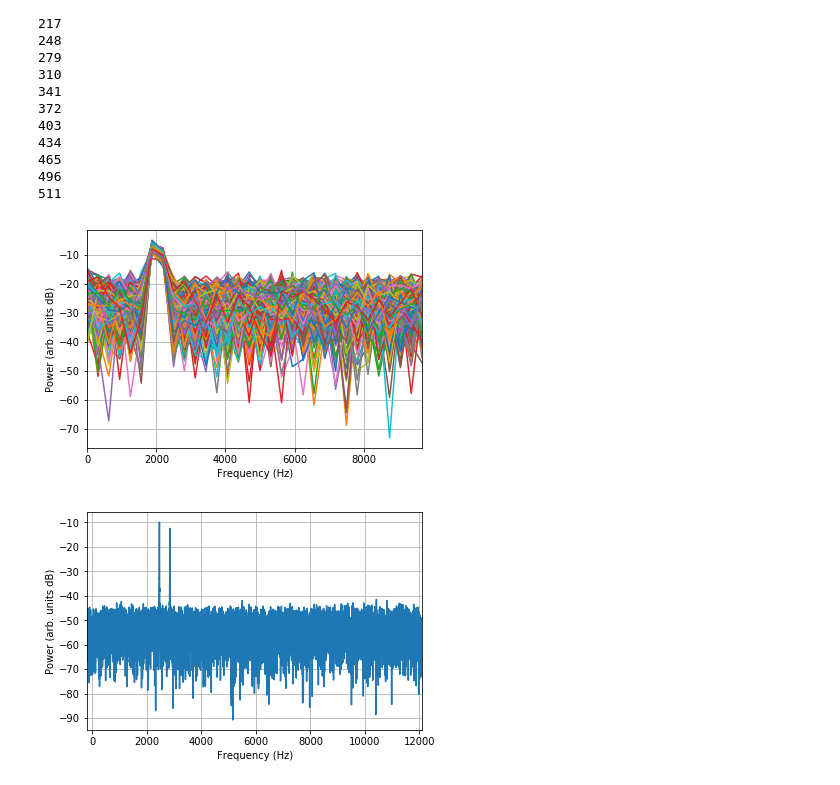
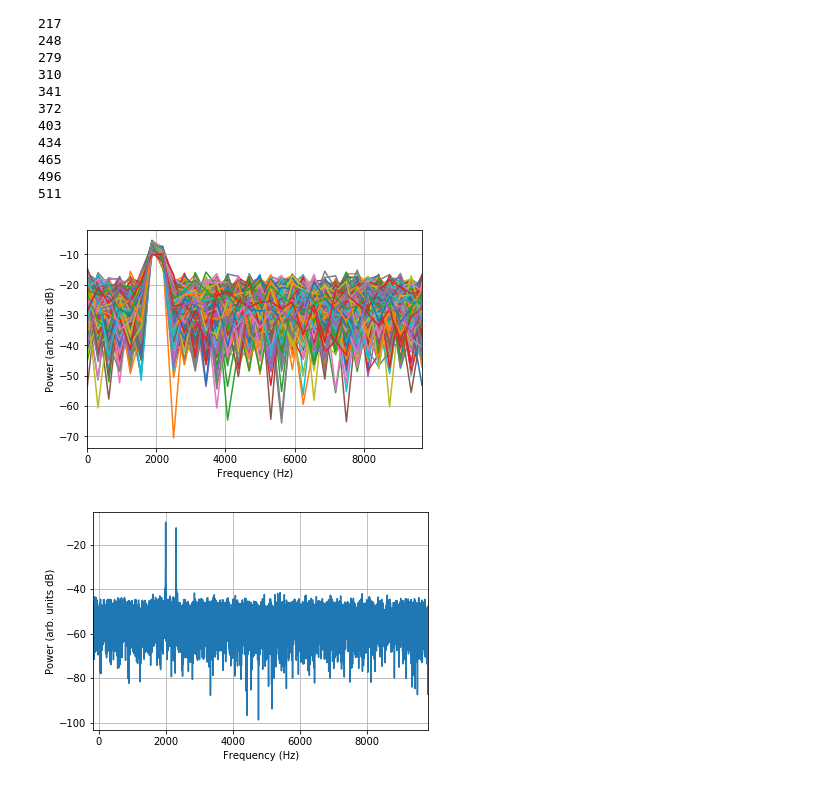
Before and after one commit to mitchburnett/oversampled-pfb, a Jupyter notebook: py/os-pfb-tb.ipynb, the cells around one changed output. Cells and saved outputs as stored; diff of their text form; code cells hidden in the pictures.

```diff
--- a/py/os-pfb-tb.ipynb
+++ b/py/os-pfb-tb.ipynb
@@ -11,7 +11,7 @@ M = FFT_LENGTH
 DEC_FACTOR = 24         # decimation rate, (D < M)
 FINE_FFT_LENGTH = 512   # second stage transform size
 
-OUTPUT_WINDOWS = 512
+OUTPUT_WINDOWS = FINE_FFT_LENGTH
 Nsamps = FFT_LENGTH*OUTPUT_WINDOWS
 
 fs = 10e3             # sample rate
@@ -119,6 +119,9 @@ print(window_idx)
 511
 # %%
 # plot coarse channel output
+fbins = arange(0, FFT_LENGTH)
+faxis = fbins*fs_cs
+
 offset = 7 # start at the 8th ouput to allow for filter wind up.
 
 plt.plot(faxis, 20*log10(abs(ospfb_output[:,offset:])))
@@ -128,12 +131,11 @@ plt.ylabel('Power (arb. units dB)')
 plt.grid()
 plt.show()
 # %% [output]
-[figure, old version]
+[figure, new version]
 # %%
 # second stage FFT output
-fbins_os = fs_os/FINE_FFT_LENGTH
-hsov = 64 # half-sided overlap
-channel_bins = FINE_FFT_LENGTH-hsov*2
+hsov = (M-DEC_FACTOR)*FINE_FFT_LENGTH//(2*M)
+os_channels = DEC_FACTOR*FINE_FFT_LENGTH    # Number of channels remaning in oversampled PFB
 
 offset = 7
 
@@ -141,12 +143,14 @@ full_pfb_spectrum = fft.fft(ospfb_output[:, offset:FINE_FFT_LENGTH+offset],FINE_
 pfb_spectrum = full_pfb_spectrum[:, hsov:-hsov]
 os_pfb_stitch = pfb_spectrum.reshape((FINE_FFT_LENGTH-2*hsov)*FFT_LENGTH)
 # %%
-os_faxis = np.arange(-FINE_FFT_LENGTH/2 + hsov-1, (FFT_LENGTH*FINE_FFT_LENGTH-FINE_FFT_LENGTH/2-1)-2*FFT_LENGTH*(hsov-1))
-plt.plot(os_faxis, 20*log10(abs(os_pfb_stitch)))
-plt.xlim([min(os_faxis), max(os_faxis)])
+fshift = -(FINE_FFT_LENGTH/2-hsov+1)
+fbins_os = np.arange(0,channel_bins) + fshift
+faxis_os = fbins_os*fs_os/FINE_FFT_LENGTH
+plt.plot(faxis_os, 20*log10(abs(os_pfb_stitch)))
+plt.xlim([min(faxis_os), max(faxis_os)])
 plt.xlabel('Frequency (Hz)')
 plt.ylabel('Power (arb. units dB)')
 plt.grid()
 plt.show()
 # %% [output]
-[figure, old version]
+[figure, new version]
```
Also changed, not shown: parts of 1 cell of this notebook.
